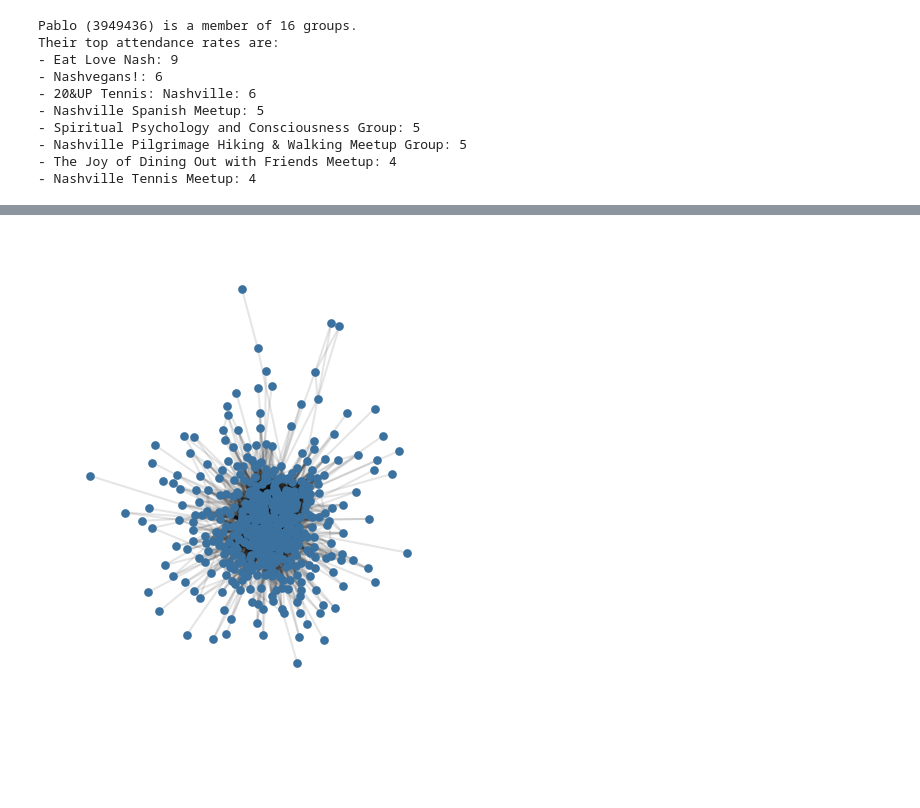
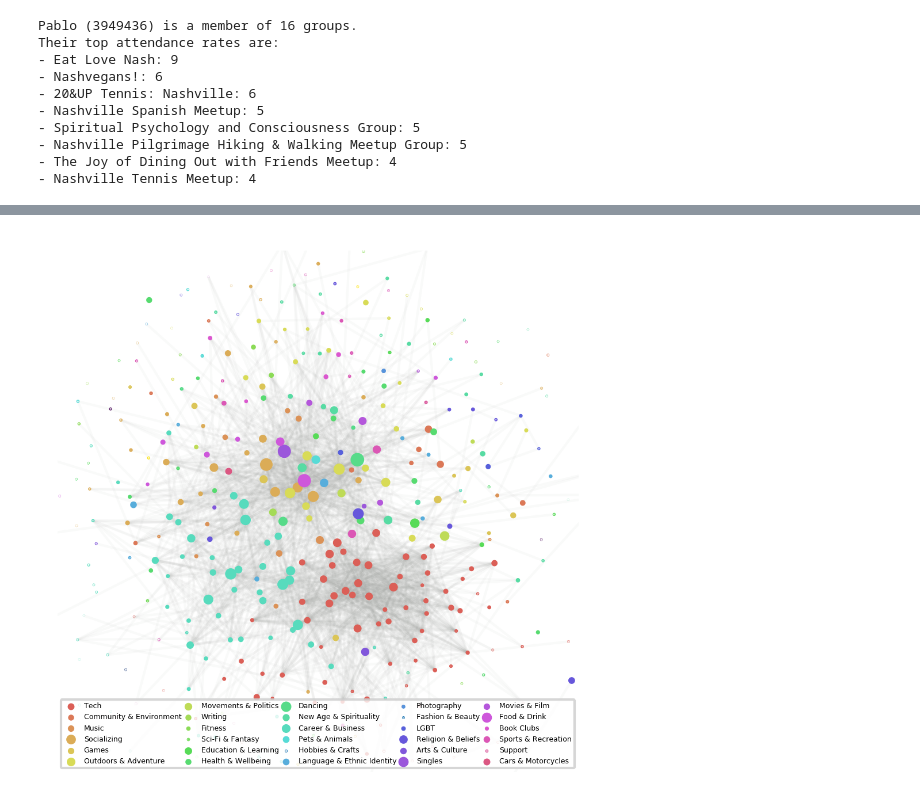
Before and after one commit to stkbailey/nashnetx, a Jupyter notebook: 5_Nashville-Relationships.ipynb, the cells around one changed output, grey strips where cells are left out. Drawn from its saved outputs; the diff is of its cells as text; code cells hidden in the pictures; blank space fills up the shorter version.

Commit message:
Update v5 with groups

```diff
--- a/5_Nashville-Relationships.ipynb
+++ b/5_Nashville-Relationships.ipynb
@@ -304,3 +279,8 @@ df_groups.sort_values(by='centrality', ascending=False).iloc[0:10].join(groups[[
 # %%
-df_groups.loc[df_groups.num_members>20].sort_values(by='clustering', ascending=False).iloc[0:10].join(groups[['group_name']])
+ten_most_clustered = (df_groups.loc[df_groups.num_members>20]
+                          .sort_values(by='clustering', ascending=False)
+                          .iloc[0:10] )
+print('The ten most clustered groups are: ')
+for ii, s in ten_most_clustered.iterrows():
+    print('- {} ({})'.format(s.group_name, s.category_name))
 # %% [output]
@@ -344,14 +298,33 @@ plt.show()
-# %%
-from utils import setup_graph_plot
-
-fig, ax = setup_graph_plot(dpi=150)
-
-pos = nx.spring_layout(gg)
-nx.draw_networkx_nodes(gg, pos, nodelist=[n for n in pos.keys()], with_labels=False, node_color='xkcd:muted blue', node_size=10)
-nx.draw_networkx_edges(gg, pos,
-                       edgelist=[(u,v) for u,v in gg.edges if (u in pos.keys())
-                                 & (v in pos.keys())],
-                       alpha=0.1)
-plt.show()
-# %% [output]
-[figure, removed]
+# %%
+from utils import setup_graph_plot
+
+fig, ax = setup_graph_plot(dpi=300)
+
+# Set colors for the graph based on Category name
+categories = df_groups.category_name.unique().tolist()
+palette = sns.color_palette('hls', len(categories))
+color_dict = {}
+for ii, cat in enumerate(categories):
+    color_dict[cat] = palette[ii]
+
+gg_small = gg.subgraph([n for n in gg.nodes if gg.degree[n] > 2])
+#pos = nx.kamada_kawai_layout(gg_small, scale=1)
+for cat in categories:
+    node_set = df_groups.loc[df_groups.category_name==cat].index.tolist()
+    node_set = [n for n in node_set if n in gg_small.nodes]
+    sizes = [500 * df_groups.loc[n, 'centrality'] for n in node_set]
+    nx.draw_networkx_nodes(gg_small, pos, nodelist=node_set, node_size=sizes,
+                           node_color=color_dict[cat], label=cat)
+nx.draw_networkx_edges(gg_small, pos,
+                       edgelist=[(s,t) for s,t,d in gg_small.edges(data=True) if d['weight'] > 1],
+                       edge_color='xkcd:gray', alpha=0.05)
+
+w = 0.7
+ax.set_xlim([-w, w])
+ax.set_ylim([-w, w])
+
+plt.legend(loc='lower center', fontsize=3, mode='expand', ncol=5)
+
+plt.show()
+# %% [output]
+[figure, added]
```
Also changed, not shown: parts of 13 cells of this notebook, 4 other files.
